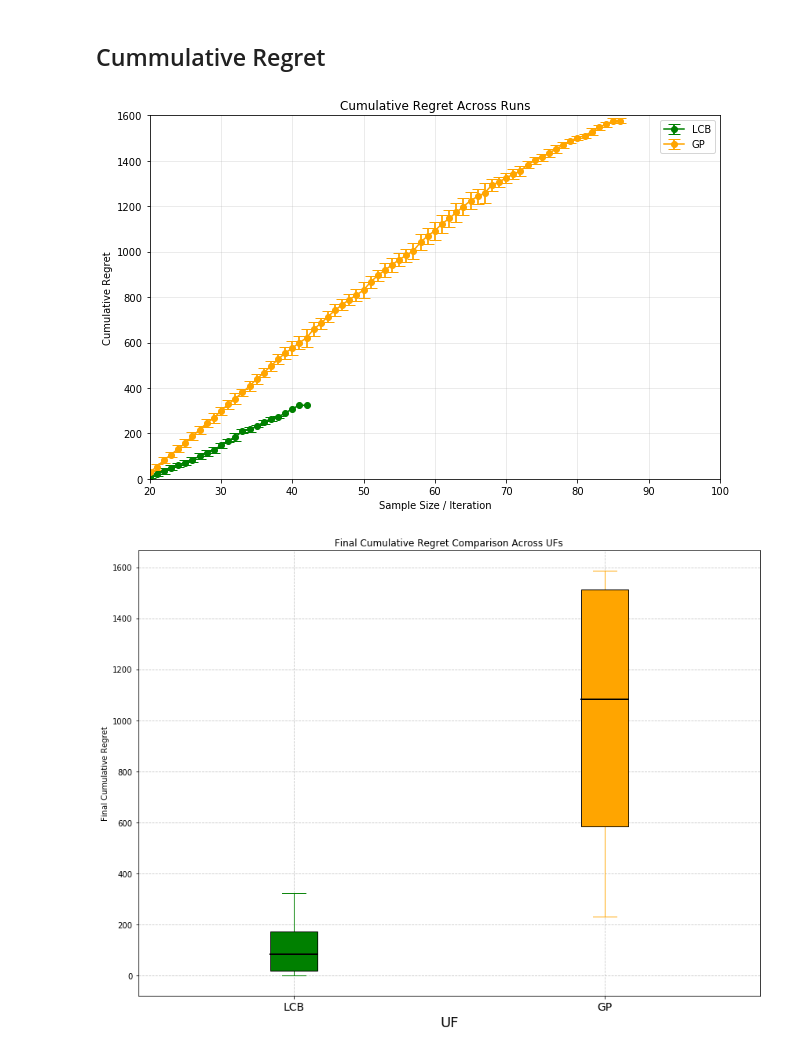
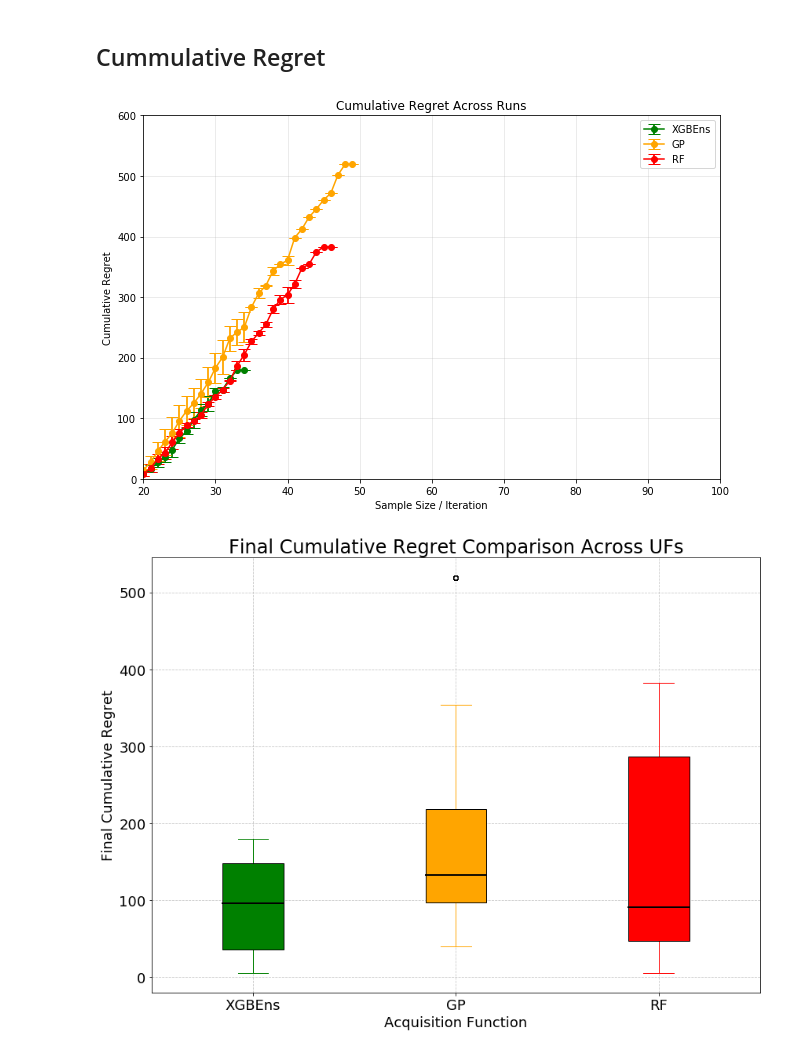
Before and after one commit to ProPLr00/ABSI, a Jupyter notebook: Analysis_Simplified_Test.ipynb, the cells around one changed output. Drawn from its saved outputs; the diff is of its cells as text; code cells hidden in the pictures.

```diff
--- a/Analysis_Simplified_Test.ipynb
+++ b/Analysis_Simplified_Test.ipynb
@@ -21,13 +21,11 @@ np.set_printoptions(precision=5)
 #Define your datapath here
 name = "CrTeNW_data"
 # Define your analyzing UF_result_path here and the UFs to compare here
-UF = "GP"
-UF_array = ["LCB", "GP"]
-# UF_array = ["LCB", "GP", "EI", "MOCU_mean", "MOCU_std_dev"] # For example
+UF = "RF"
+UF_array = ["XGBEns", "GP", "RF"]
 
 #Define Color here/ you may redesign using the color palette
-colors = ['green','orange']
-# colors = ['green','orange','purple', 'red', 'blue'] # For example
+colors = ['green','orange','red']
 color_mapping = dict(zip(UF_array, colors))
 
 root_dir = str(Path(os.getcwd()))
@@ -509,7 +512,7 @@ for UF in UF_array:
 
 # cosmetics
 ax.set_xlim(20, 100)
-ax.set_ylim(0, 1600)
+ax.set_ylim(0, 600)
 plt.xlabel("Sample Size / Iteration")
 plt.ylabel("Cumulative Regret")
 plt.title("Cumulative Regret Across Runs")
@@ -518,7 +521,7 @@ plt.legend()
 plt.tight_layout()
 plt.show()
 # %% [output]
-[figure, old version]
+[figure, new version]
 # %%
 def convert_y_true(val):
     if isinstance(val, str):
@@ -573,35 +576,36 @@ for UF in UF_array:
         # final (last iteration) cumulative regret for this run
         values.append(float(df['cumulative_regret'].iloc[-1]))
 
     final_regrets[UF] = values
 
 # ---------------- boxplot (color per UF) ----------------
 plt.figure(figsize=(12, 9))
 bp = plt.boxplot([final_regrets[UF] for UF in UF_array],
                  labels=UF_array, patch_artist=True)
 
 # color each box by UF
 for patch, UF in zip(bp['boxes'], UF_array):
     patch.set_facecolor(color_mapping.get(UF, 'lightgray'))
 
 # thicker, visible medians
 for med in bp['medians']:
     med.set_color('black'); med.set_linewidth(2)
 
 # (optional) color whiskers / caps to match the box color
 for (w1, w2), UF in zip(zip(bp['whiskers'][0::2], bp['whiskers'][1::2]), UF_array):
     c = color_mapping.get(UF, 'gray')
     w1.set_color(c); w2.set_color(c)
 for (c1, c2), UF in zip(zip(bp['caps'][0::2], bp['caps'][1::2]), UF_array):
     c = color_mapping.get(UF, 'gray')
     c1.set_color(c); c2.set_color(c)
 
-plt.xlabel("UF", fontsize=18)
-plt.ylabel("Final Cumulative Regret")
-plt.title("Final Cumulative Regret Comparison Across UFs")
+plt.xlabel("Acquisition Function", fontsize=18)
+plt.ylabel("Final Cumulative Regret",fontsize=18)
+plt.title("Final Cumulative Regret Comparison Across UFs",fontsize=24)
 plt.grid(True, linestyle='--', alpha=0.7)
-plt.xticks(fontsize=14)
+plt.xticks(fontsize=18)
+plt.yticks(fontsize=18)
 plt.tight_layout()
 plt.show()
 # %% [output]
-[figure, old version]
+[figure, new version]
```
Also changed, not shown: parts of 5 cells of this notebook, 3 other files.
